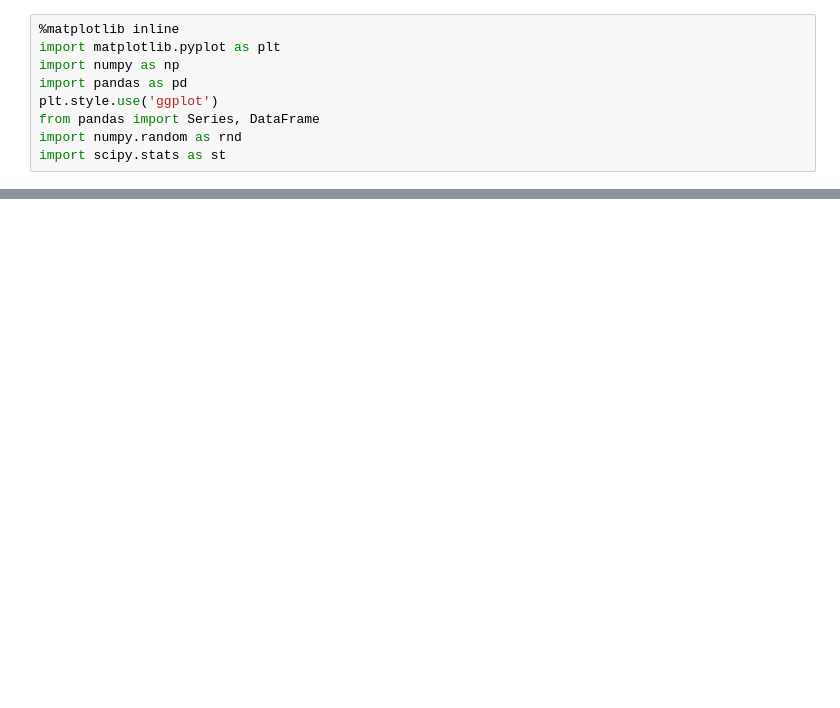
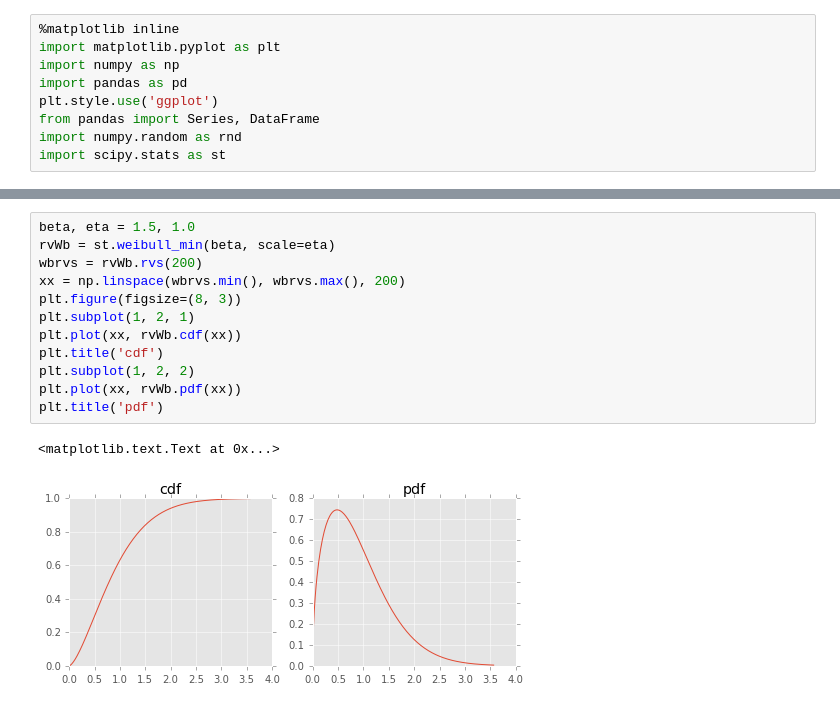
Before and after one commit to grehujt/SmallPythonProjects, a Jupyter notebook: jupyterNotebooks/model_tutorial/model.ipynb, the cells around one changed output, grey strips where cells are left out. Saved outputs shown, nothing was run; the diff lists cells and outputs as text; blank space fills up the shorter version.

```diff
--- a/jupyterNotebooks/model_tutorial/model.ipynb
+++ b/jupyterNotebooks/model_tutorial/model.ipynb
@@ -52,0 +119,15 @@ plt.ylabel('percent')
+# %%
+beta, eta = 1.5, 1.0
+rvWb = st.weibull_min(beta, scale=eta)
+wbrvs = rvWb.rvs(200)
+xx = np.linspace(wbrvs.min(), wbrvs.max(), 200)
+plt.figure(figsize=(8, 3))
+plt.subplot(1, 2, 1)
+plt.plot(xx, rvWb.cdf(xx))
+plt.title('cdf')
+plt.subplot(1, 2, 2)
+plt.plot(xx, rvWb.pdf(xx))
+plt.title('pdf')
+# %% [output]
+<matplotlib.text.Text at 0x...>
+[figure, added]
```
Also changed, not shown: parts of 10 cells of this notebook, 1 other file.
